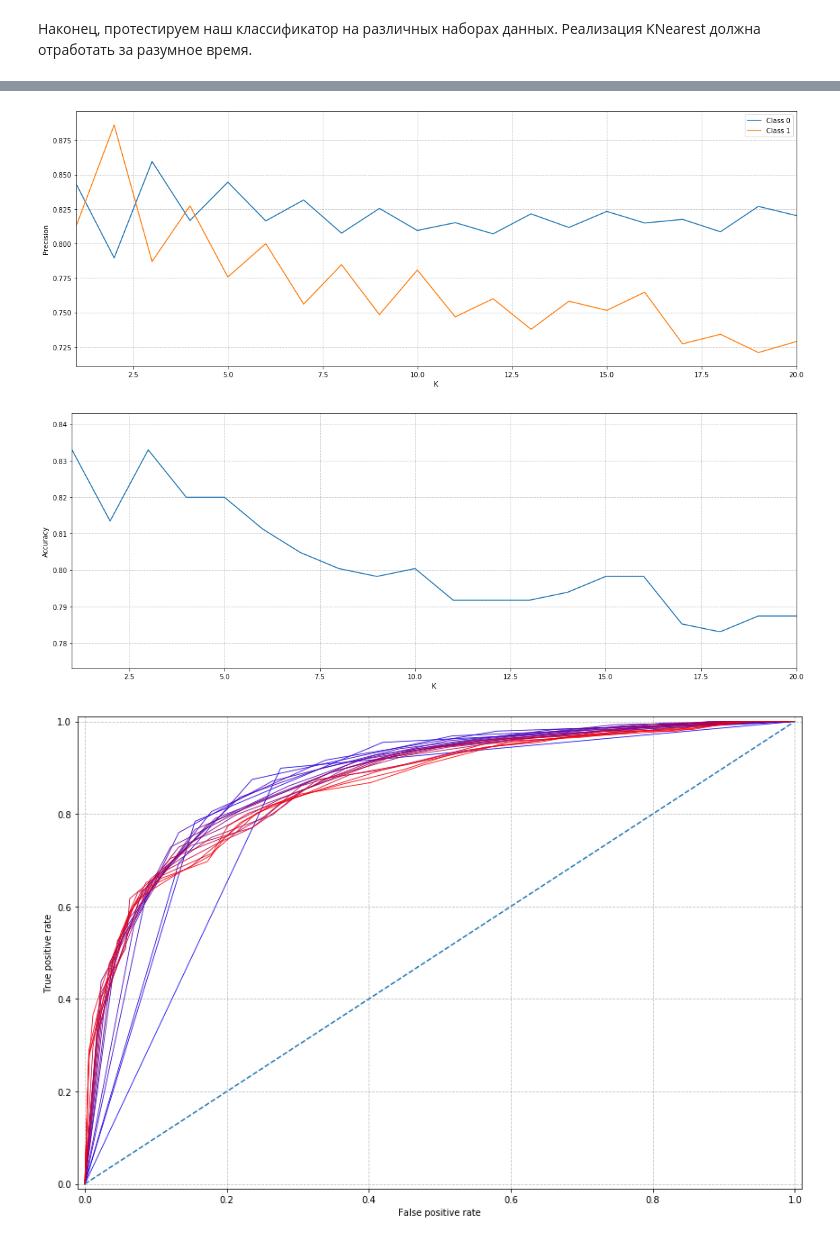
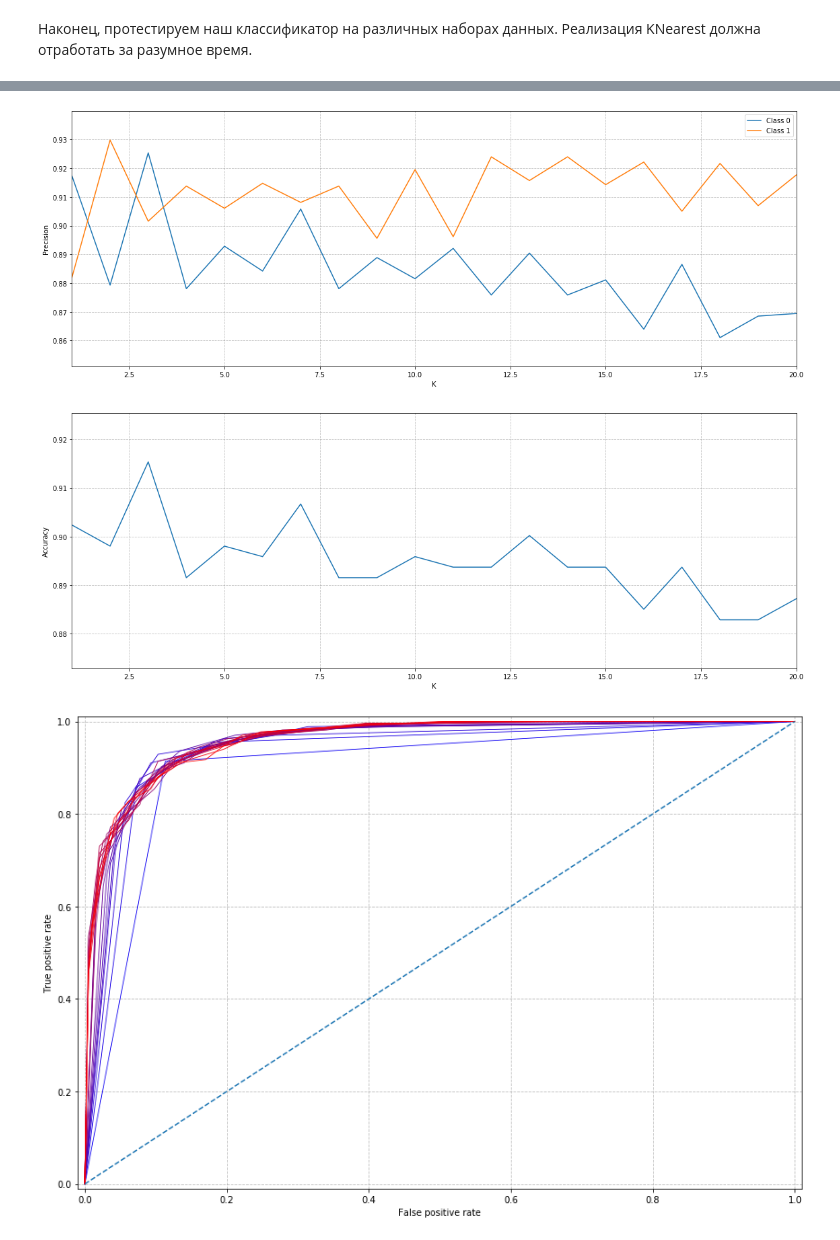
Before and after one commit to Howuhh/hse_machine_learning, a Jupyter notebook: hw1_knn/hw01_task.ipynb, the cells around one changed output, grey strips where cells are left out. Cells and saved outputs as stored; diff of their text form; code cells hidden in the pictures.

Commit message:
add scaler

```diff
--- a/hw1_knn/hw01_task.ipynb
+++ b/hw1_knn/hw01_task.ipynb
@@ -19,4 +21,24 @@ import matplotlib.pyplot as plt
 from typing import NoReturn, Tuple, List
+# %%
+class StandardScaler:
+    def __init__(self):
+        self.mean = None
+        self.std = None
+
+    def fit(self, X):
+        self.mean = np.mean(X, axis=0)
+        self.std = np.std(X, axis=0)
+
+        return self
+
+    def transform(self, X):
+        new_X = np.copy(X)
+
+        return (new_X - self.mean) / self.std
+
+    def fit_transform(self, X):
+        self.fit(X)
+        return self.transform(X)
 # %% [markdown]
 ### Задание 1 (1 балл)
 Для начала работы нам необходимо научиться читать набор данных. Всего мы будем работать с двумя наборами данных.
@@ -502,7 +529,11 @@ Wall time: 4.42 s
 # %%
 %%time
+scaler = StandardScaler()
 X, y = read_spam_dataset("spam.csv")
 X_train, y_train, X_test, y_test = train_test_split(X, y, 0.9)
-plot_precision_recall(X_train, y_train, X_test, y_test, max_k=20)
-plot_roc_curve(X_train, y_train, X_test, y_test, max_k=20)
+
+X_train_scaled, X_test_scaled = scaler.fit_transform(X_train), scaler.transform(X_test)
+
+plot_precision_recall(X_train_scaled, y_train, X_test_scaled, y_test, max_k=20)
+plot_roc_curve(X_train_scaled, y_train, X_test_scaled, y_test, max_k=20)
 # %% [output]
@@ -510,3 +541,3 @@ plot_roc_curve(X_train, y_train, X_test, y_test, max_k=20)
-[figure, old version]
+[figure, new version]
-[figure, old version]
+[figure, new version]
-[figure, old version]
+[figure, new version]
```
Also changed, not shown: parts of 3 cells of this notebook.
